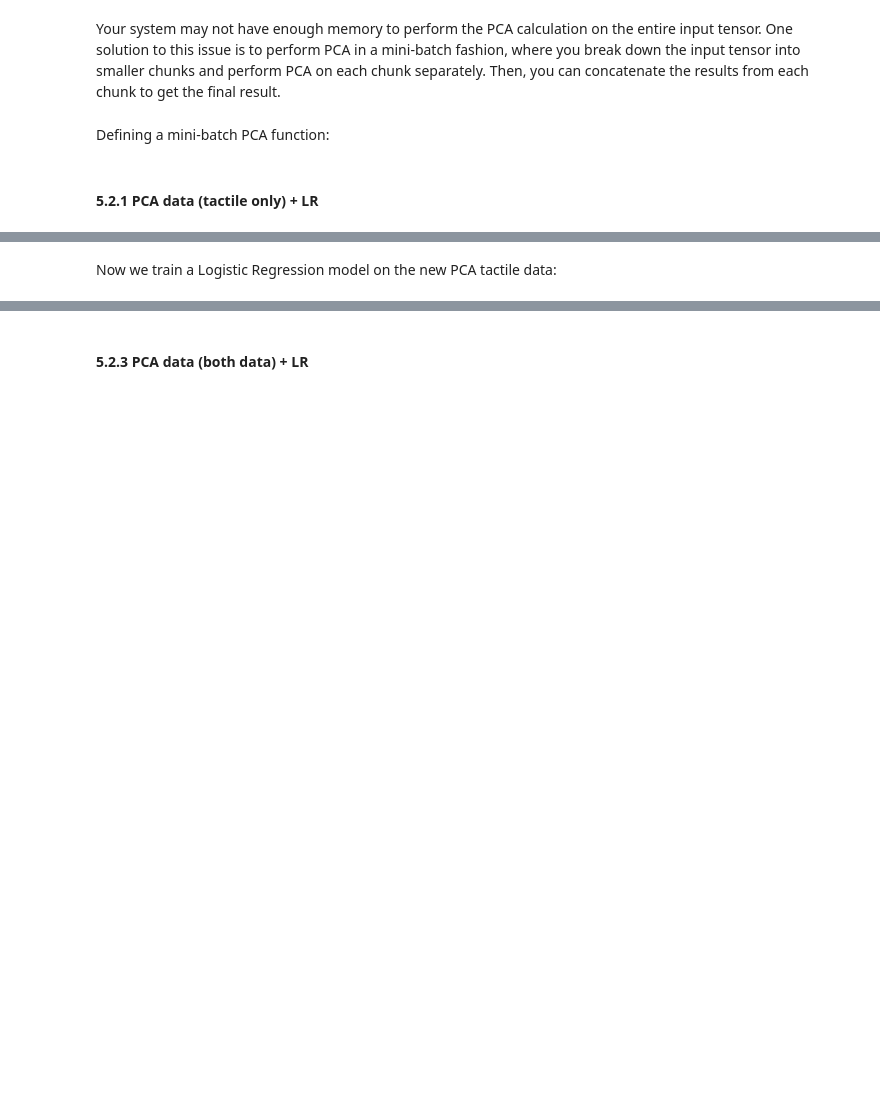
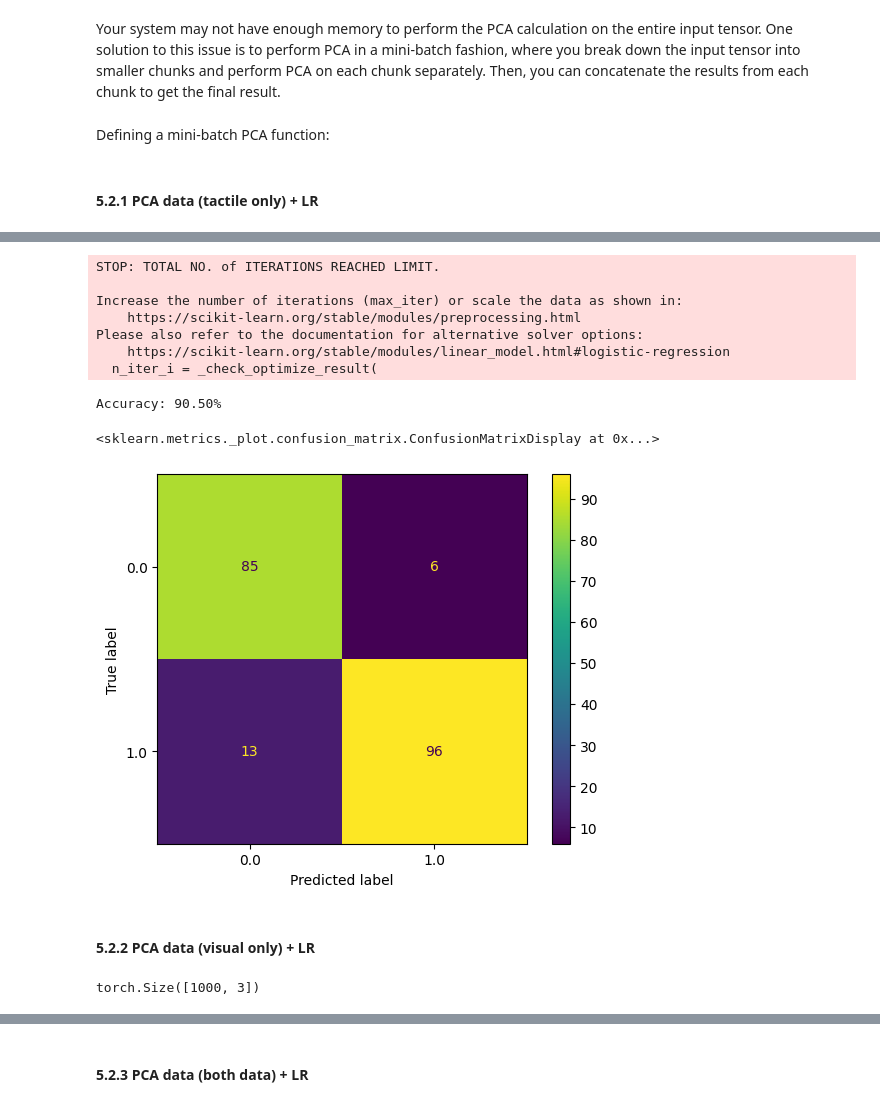
Before and after one commit to jhtkoo0426/UCL-FYP, a Jupyter notebook: src/baseline_model/baseline.ipynb, the cells around one changed output, grey strips where cells are left out. Drawn from its saved outputs; the diff is of its cells as text; code cells hidden in the pictures; blank space fills up the shorter version.

```diff
--- a/src/baseline_model/baseline.ipynb
+++ b/src/baseline_model/baseline.ipynb
@@ -496,3 +531,36 @@ torch.Size([200, 160, 240, 2])
-# %% [markdown]
-Now we train a Logistic Regression model on the new PCA tactile data:
+# %%
+pca_tactile_ds = pca_tactile_ds.reshape(pca_tactile_ds.shape[0], -1)
+X_train, X_test, y_train, y_test = train_test_split(pca_tactile_ds, grasp_outcomes_ds, test_size=0.2)
+
+# model_5_2_1 = LogisticRegressionModel(data_shape=160*240*2, classes=2)
+# model_5_2_1.train_model(pca_tactile_ds, grasp_outcomes_ds, epochs=1000, learning_rate=1e-5)
+# model_5_2_1.evaluate_model(pca_tactile_ds, grasp_outcomes_ds)
+
+model_521 = LogisticRegression(random_state=0, max_iter=200)
+model_521.fit(X_train, y_train)
+model_521_predictions = model_521.predict(X_test)
+print(f"Accuracy: {model_521.score(X_test, y_test)*100:.2f}%")
+ConfusionMatrixDisplay(
+    confusion_matrix(y_test, model_521_predictions, labels=model_521.classes_),
+    display_labels=model_521.classes_
+).plot()
+# %% [output]
+STOP: TOTAL NO. of ITERATIONS REACHED LIMIT.
+
+Increase the number of iterations (max_iter) or scale the data as shown in:
+    https://scikit-learn.org/stable/modules/preprocessing.html
+Please also refer to the documentation for alternative solver options:
+    https://scikit-learn.org/stable/modules/linear_model.html#logistic-regression
+  n_iter_i = _check_optimize_result(
+Accuracy: 90.50%
+<sklearn.metrics._plot.confusion_matrix.ConfusionMatrixDisplay at 0x...>
+[figure, added]
+# %% [markdown]
+#### 5.2.2 PCA data (visual only) + LR
+# %%
+pca_poses_ds = torch.Tensor(pca_2d(poses_ds, 3))
+pca_poses_ds = normalize(pca_poses_ds)
+pca_poses_ds.shape
+# %% [output]
+torch.Size([1000, 3])
 # %%
```
Also changed, not shown: parts of 34 cells of this notebook, 2 other files.
